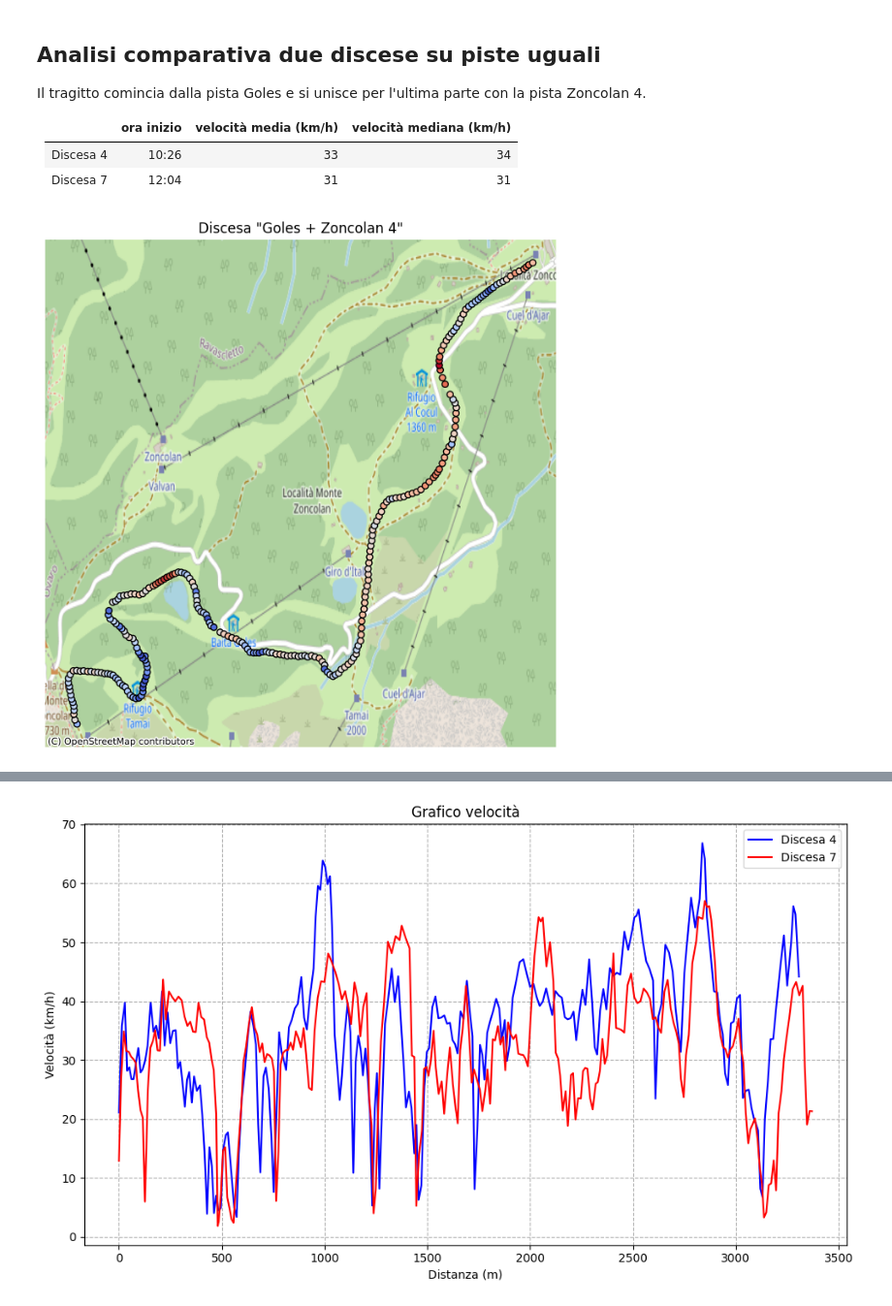
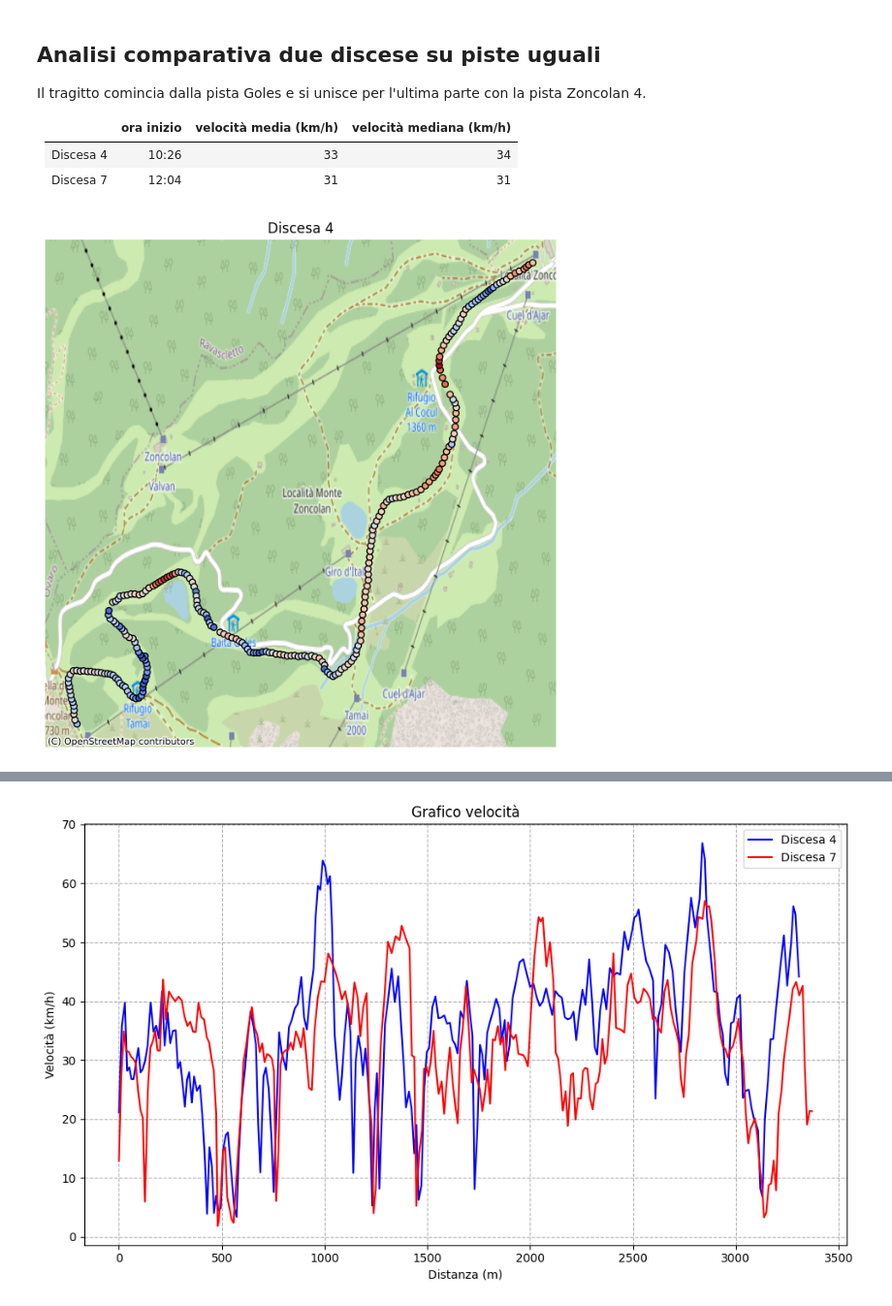
Before and after one commit to thomasmassarutto/DataSlopes, a Jupyter notebook: DataSlopes.ipynb, the cells around one changed output, grey strips where cells are left out. Shown at 97% size. Drawn from its saved outputs; the diff is of its cells as text; code cells hidden in the pictures.

```diff
--- a/DataSlopes.ipynb
+++ b/DataSlopes.ipynb
@@ -852,20 +852,20 @@ gdf1_discesa_4 = calcola_distanza_percorsa(gdf1_discesa_4)
 # %%
 fig, ax = plt.subplots(figsize=(8, 8))
 
-plt.title('Discesa "Goles + Zoncolan 4"')
+plt.title('Discesa 4')
 
 ## oggetto scatter
 ax.scatter(gdf1_discesa_4.geometry.x, gdf1_discesa_4.geometry.y,
                      c=gdf1_discesa_4['velocita'],
                      cmap='coolwarm',
                      s=30,
                      edgecolors='black', ## aumenta visibilita
                      )
 
 ctx.add_basemap(ax, source=ctx.providers.OpenStreetMap.Mapnik)
 
 ax.set_axis_off()
 
 plt.show()
 # %% [output]
-[figure, old version]
+[figure, new version]
```
Also changed, not shown: parts of 4 cells of this notebook, 5 other files.
